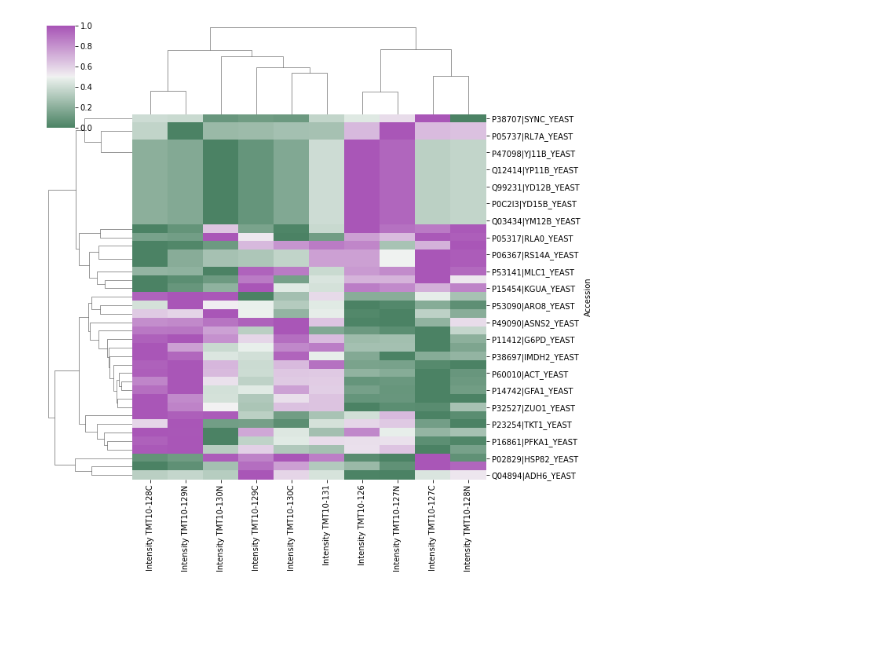
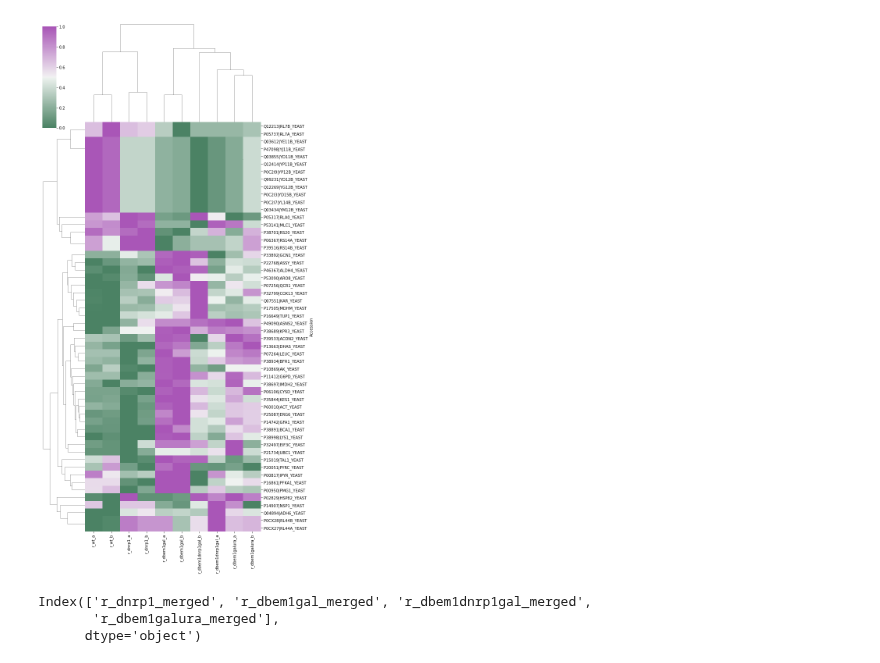
Before and after one commit to leilaicruz/mass-spec-analysis, a Jupyter notebook: notebooks/enrichment_analysis.ipynb, the cells around one changed output. Saved outputs shown, nothing was run; the diff lists cells and outputs as text; code cells hidden in the pictures; blank space fills up the shorter version.

Commit message:
analysis for top 10 genes that has the highest ratios compared to WT

```diff
--- a/notebooks/enrichment_analysis.ipynb
+++ b/notebooks/enrichment_analysis.ipynb
@@ -9,0 +8,13 @@ data=pd.read_excel("../data/raw/MP_CDR_ES16072021_TMT10plex_v01.xlsx",engine='op
+# %%
+data=pd.read_excel("../data/processed/raw-data-columns-name-changed.xlsx",engine='openpyxl')
+top_ten=pd.read_excel("../data/processed/top_ten_ratios_compared_to_WT.xlsx",engine='openpyxl')
+
+data.drop(columns="Unnamed: 0",inplace=True)
+top_ten.drop(columns="Unnamed: 0",inplace=True)
+# %%
+## Convert significances to p-values . -10*logP=significance
+data_processed=data.copy()
+data_processed["p-value"]=10**(-data_processed["Significance"]/10)
+data_processed.drop(columns=["-10lgP","Protein Group","Protein ID","PTM"],inplace=True)
+
+data_processed.head()
@@ -10,4 +29,6 @@ data=pd.read_excel("../data/raw/MP_CDR_ES16072021_TMT10plex_v01.xlsx",engine='op
 # %%
 # Define a subset of significant data
 
-significant_subset=data[(data['Significance']>data['Significance'].max()/2) & (data['-10lgP']>data['-10lgP'].max()/2)]
+significant_subset=data_processed[(data_processed['Significance']>20)]
+
+len(significant_subset)
@@ -24,12 +37,20 @@ significant_subset.head()
 # %%
 significant_subset.columns
 significant_subset.index=significant_subset["Accession"]
-# %%
-
-colors=sns.diverging_palette(145, 300, s=60, as_cmap=True)
-g=sns.clustermap(significant_subset[["Intensity TMT10-126","Intensity TMT10-127N","Intensity TMT10-127C","Intensity TMT10-128N",'Intensity TMT10-128C', 'Intensity TMT10-129N',
-       'Intensity TMT10-129C', 'Intensity TMT10-130N', 'Intensity TMT10-130C',
-       'Intensity TMT10-131']],standard_scale=0,cmap=colors)
-# %% [output]
-[figure, removed]
+# %%
+
+
+data2cluster=significant_subset.loc[:, significant_subset.columns.str.startswith('r_')]
+data2cluster=data2cluster.iloc[:,0:10]
+
+colors=sns.diverging_palette(145, 300, s=60, as_cmap=True)
+g=sns.clustermap(data2cluster,standard_scale=0,cmap=colors,figsize=(10,20))
+# %% [output]
+[figure, added]
+# %%
+top_ten.columns
+# %% [output]
+Index(['r_dnrp1_merged', 'r_dbem1gal_merged', 'r_dbem1dnrp1gal_merged',
+       'r_dbem1galura_merged'],
+      dtype='object')
 # %%
```
Also changed, not shown: parts of 6 cells of this notebook, 28 other files.
